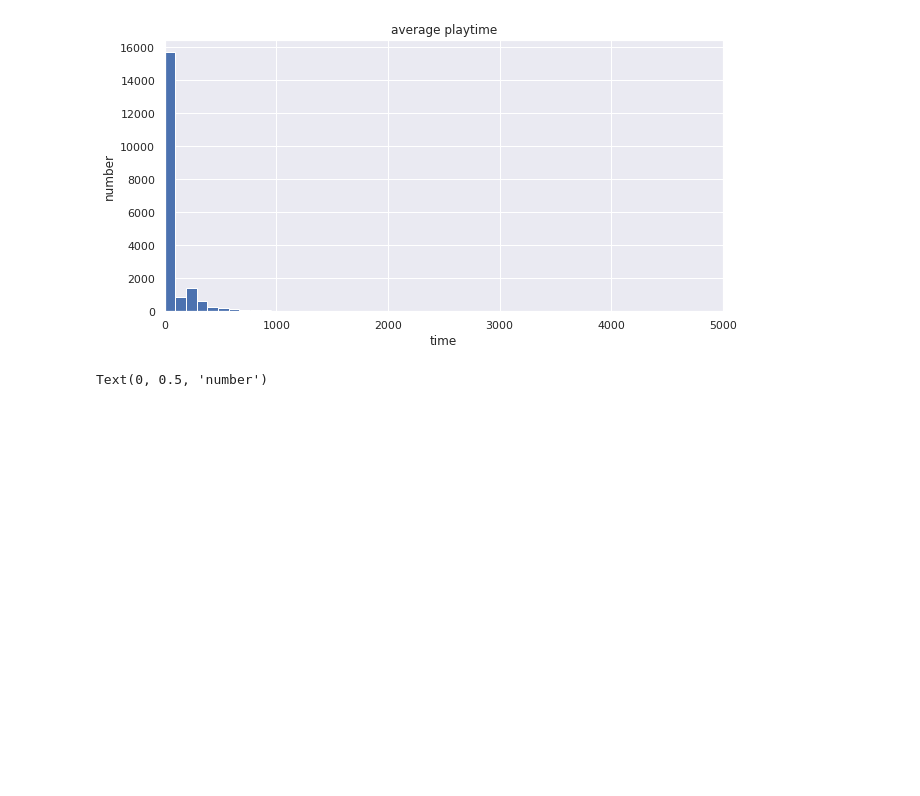
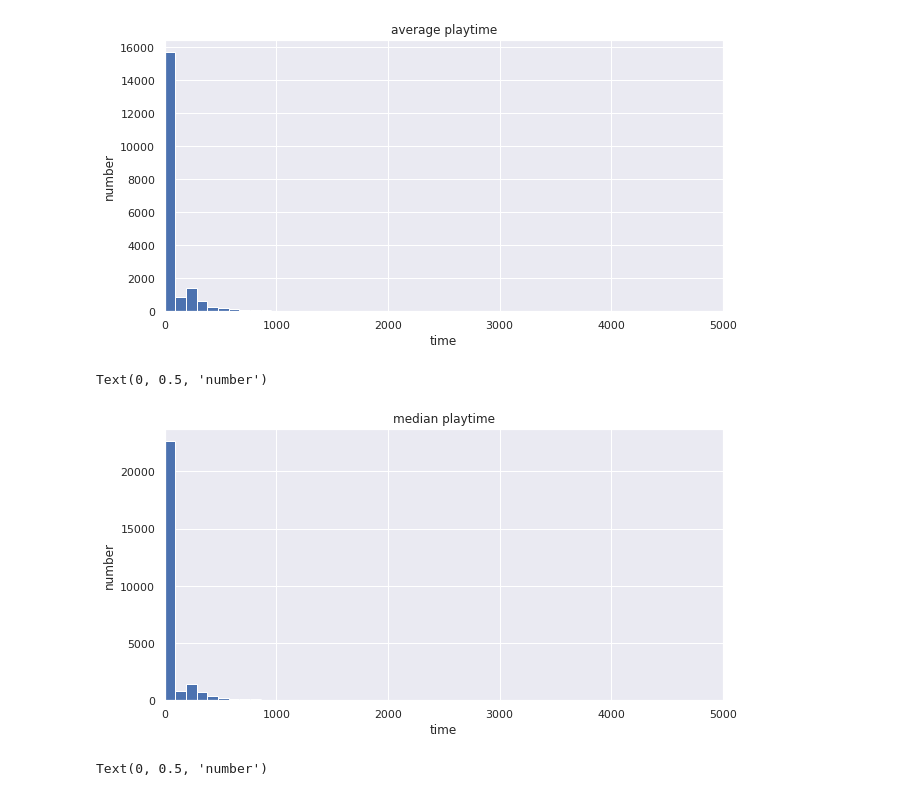
Before and after one commit to ovllya126/UTS_ML2019_ID13307095, a Jupyter notebook: A2.ipynb, the cells around one changed output. Cells and saved outputs as stored; diff of their text form; code cells hidden in the pictures; blank space fills up the shorter version.

```diff
--- a/A2.ipynb
+++ b/A2.ipynb
@@ -20,7 +20,7 @@ from google.colab import files
 # %% [markdown]
 # Preprocessing
 # %%
-url = 'https://raw.githubusercontent.com/ovllya126/UTS_ML2019_ID13307095/master/steam_training.csv'
+url = 'https://raw.githubusercontent.com/ovllya126/UTS_ML2019_ID13307095/master/steam.csv'
 url_s = requests.get(url).text
 st = pd.read_csv(io.StringIO(url_s))
 st.head()
@@ -101,6 +101,17 @@ plt.ylabel("number")
 # %% [output]
 Text(0, 0.5, 'number')
 [figure]
+# %%
+plt.figure(figsize=(10,5))
+plt.hist(st.median_playtime,bins=2000)
+plt.xlim(right = 5000)
+plt.xlim(left = -1)
+plt.title("median playtime")
+plt.xlabel("time")
+plt.ylabel("number")
+# %% [output]
+Text(0, 0.5, 'number')
+[figure, added]
 # %%
 plt.figure(figsize=(10,5))
 plt.hist(st.price,bins=200)
```
Also changed, not shown: parts of 3 cells of this notebook.
